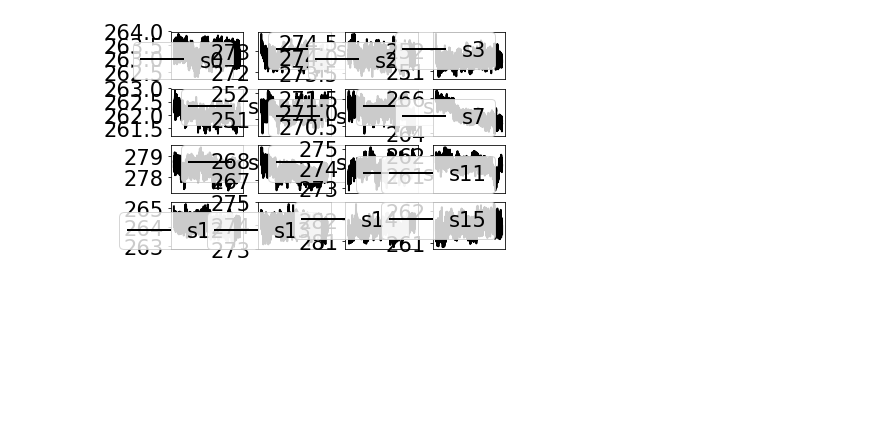
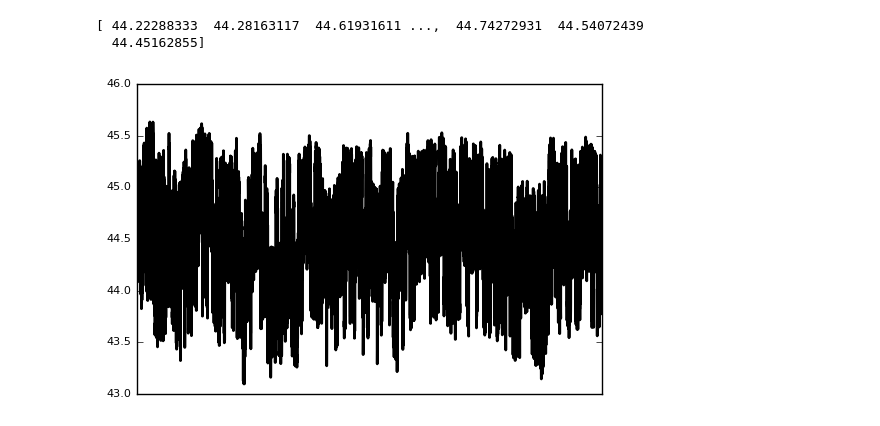
Before and after one commit to adshidtadka/random_telegraph_noise, a Jupyter notebook: apprecation/plot_rtn_waveform.ipynb, the cells around one changed output. Saved outputs shown, nothing was run; the diff lists cells and outputs as text; code cells hidden in the pictures; blank space fills up the shorter version.

Commit message:
show wave

```diff
--- a/apprecation/plot_rtn_waveform.ipynb
+++ b/apprecation/plot_rtn_waveform.ipynb
@@ -0,0 +1,20 @@
+# %%
+#!/usr/bin/env python3
+# -*- coding: utf-8 -*-
+"""
+Created on Fri May 18 22:30:19 2018
+
+@author: mahfuz
+"""
+import numpy as np
+import scipy.io as sio
+#from scipy import stats
+
+import matplotlib
+import matplotlib.pyplot as plt
+import pylab
+
+# read binary data
+# ここを変更する
+data = sio.loadmat('../chip02/p655/180518_ch02v050r02d3_int44_time10000.mat')
+print(data)
@@ -1,38 +39,39 @@
+# %%
+plt.cla()
+y = data['s304'].flatten()
+print(y)
+x = np.array(range(y.size))
+plt.plot(x, y, 'k-', label=s)
+plt.xticks([])
+plt.show()
+# %% [output]
+[ 44.22288333  44.28163117  44.61931611 ...,  44.74272931  44.54072439
+  44.45162855]
+[figure, added]
 # %%
-#!/usr/bin/env python3
-# -*- coding: utf-8 -*-
-"""
-Created on Fri May 18 22:30:19 2018
-
-@author: mahfuz
-"""
-import numpy as np
-import scipy.io as sio
-#from scipy import stats
-
-import matplotlib
-import matplotlib.pyplot as plt
-
+# グラフのサイズを変更
+pylab.figure(figsize=(12, 8))
 font = {'size' : 21}
 matplotlib.rc('font', **font)
 matplotlib.rcParams['lines.linewidth'] = 2
-
-# read binary data
-data = sio.loadmat('180518_ch02v050r16d3_int266_time10000.mat')
-
-plt.cla()
+plt.rcParams['font.size'] = 8 #フォントの大きさ
 nrows = 4
 ncols = 4
 sstart = 0
-for ii in range(nrows*ncols):
-    plt.subplot(nrows, ncols, ii+1)
+
+# 16のスロット番号を指定
+show_list = ['s0', 's1', 's2', 's3', 's4', 's5', 's6','s7', 's8', 's9', 's10', 's11', 's12', 's13', 's304', 's130']
+
+# プロット
+for k, v in enumerate(show_list):
+    plt.subplot(nrows, ncols, k+1)
     plt.cla()
-    s = 's'+str(sstart+ii)
-    y = data[s].flatten()
+    y = data[v].flatten()
     x = np.array(range(y.size))
-    plt.plot(x, y, 'k-', label=s)
+    plt.plot(x, y, 'k-', label=v)
     plt.xticks([])
     plt.legend()
+    plt.ylim([30, 50])
 
 
 #plt.xlabel('$f_\mathrm{max}$ [a.u.]')
@@ -41,6 +80,4 @@ for ii in range(nrows*ncols):
 
 #plt.legend()
 #plt.grid()
-plt.show()
+# plt.show()
-# %% [output]
-[figure, removed]
```
Also changed, not shown: parts of 1 cell of this notebook, 2 other files.
